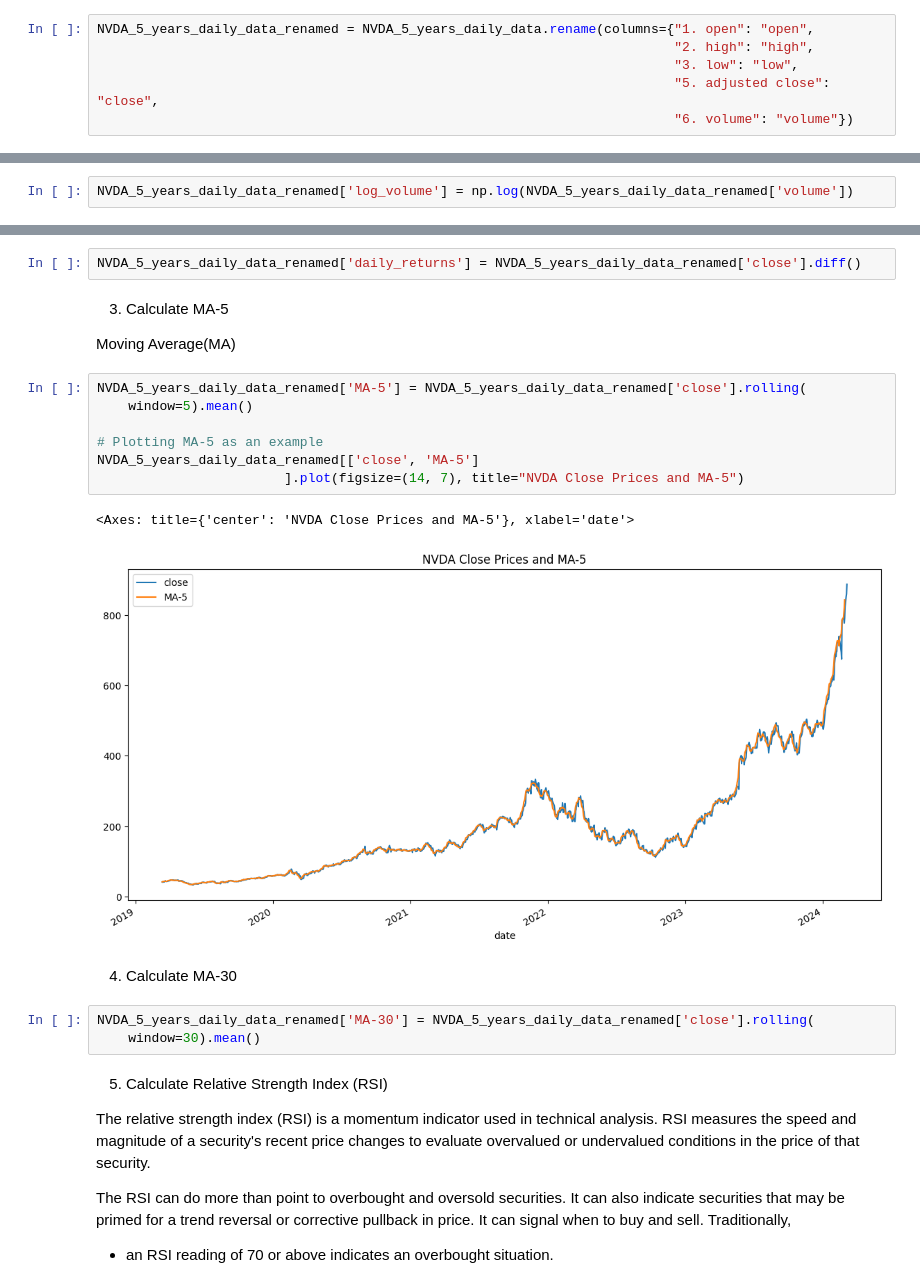
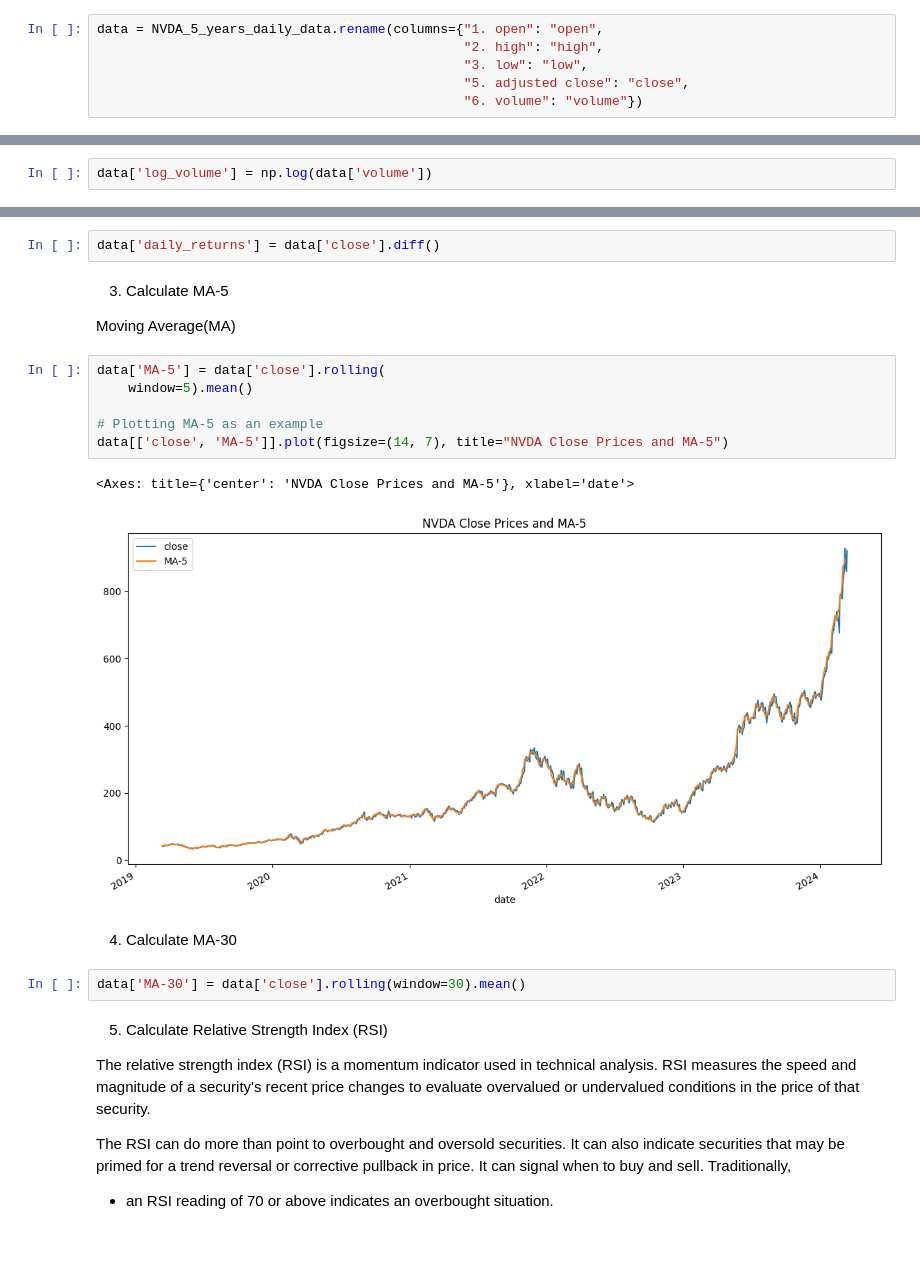
Before and after one commit to LibertyChaser/price_prediction, a Jupyter notebook: code/notebooks/w3_feature_engineering.ipynb, the cells around one changed output, grey strips where cells are left out. Cells and saved outputs as stored; diff of their text form; blank space fills up the shorter version.

```diff
--- a/code/notebooks/w3_feature_engineering.ipynb
+++ b/code/notebooks/w3_feature_engineering.ipynb
@@ -10,11 +11,11 @@ processed_data_path = '../../data/processed/'
 NVDA_5_years_daily_data = pd.read_csv(
     row_data_path + 'NVDA_5_years_daily_data.csv', index_col='date', parse_dates=True)
 # %%
-NVDA_5_years_daily_data_renamed = NVDA_5_years_daily_data.rename(columns={"1. open": "open",
-                                                                          "2. high": "high",
-                                                                          "3. low": "low",
-                                                                          "5. adjusted close": "close",
-                                                                          "6. volume": "volume"})
+data = NVDA_5_years_daily_data.rename(columns={"1. open": "open",
+                                               "2. high": "high",
+                                               "3. low": "low",
+                                               "5. adjusted close": "close",
+                                               "6. volume": "volume"})
 # %% [markdown]
 ## Feature Extraction
 # %% [markdown]
@@ -32,30 +33,28 @@ df.to_csv(processed_data_path + "ta_all_features_data_NVDA.csv")
 # %% [markdown]
 1. Convert volume to log space
 # %%
-NVDA_5_years_daily_data_renamed['log_volume'] = np.log(NVDA_5_years_daily_data_renamed['volume'])
+data['log_volume'] = np.log(data['volume'])
 # %% [markdown]
 2. Compute daily returns (difference)
 # %%
-NVDA_5_years_daily_data_renamed['daily_returns'] = NVDA_5_years_daily_data_renamed['close'].diff()
+data['daily_returns'] = data['close'].diff()
 # %% [markdown]
 3. Calculate MA-5
 
 Moving Average(MA)
 # %%
-NVDA_5_years_daily_data_renamed['MA-5'] = NVDA_5_years_daily_data_renamed['close'].rolling(
+data['MA-5'] = data['close'].rolling(
     window=5).mean()
 
 # Plotting MA-5 as an example
-NVDA_5_years_daily_data_renamed[['close', 'MA-5']
-                        ].plot(figsize=(14, 7), title="NVDA Close Prices and MA-5")
+data[['close', 'MA-5']].plot(figsize=(14, 7), title="NVDA Close Prices and MA-5")
 # %% [output]
 <Axes: title={'center': 'NVDA Close Prices and MA-5'}, xlabel='date'>
-[figure, old version]
+[figure, new version]
 # %% [markdown]
 4. Calculate MA-30
 # %%
-NVDA_5_years_daily_data_renamed['MA-30'] = NVDA_5_years_daily_data_renamed['close'].rolling(
-    window=30).mean()
+data['MA-30'] = data['close'].rolling(window=30).mean()
 # %% [markdown]
 5. Calculate Relative Strength Index (RSI)
 
```
Also changed, not shown: parts of 40 cells of this notebook.
